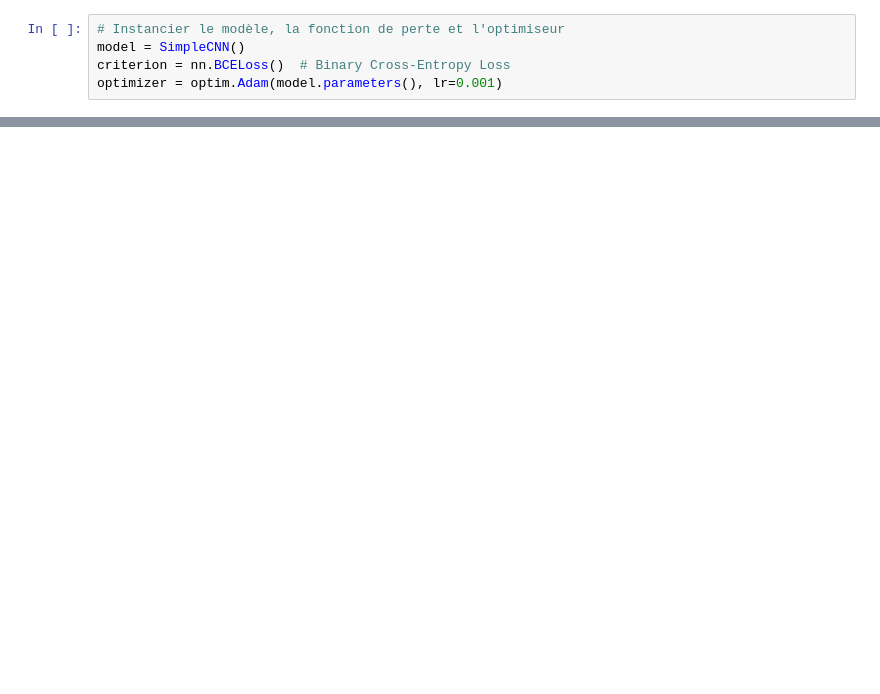
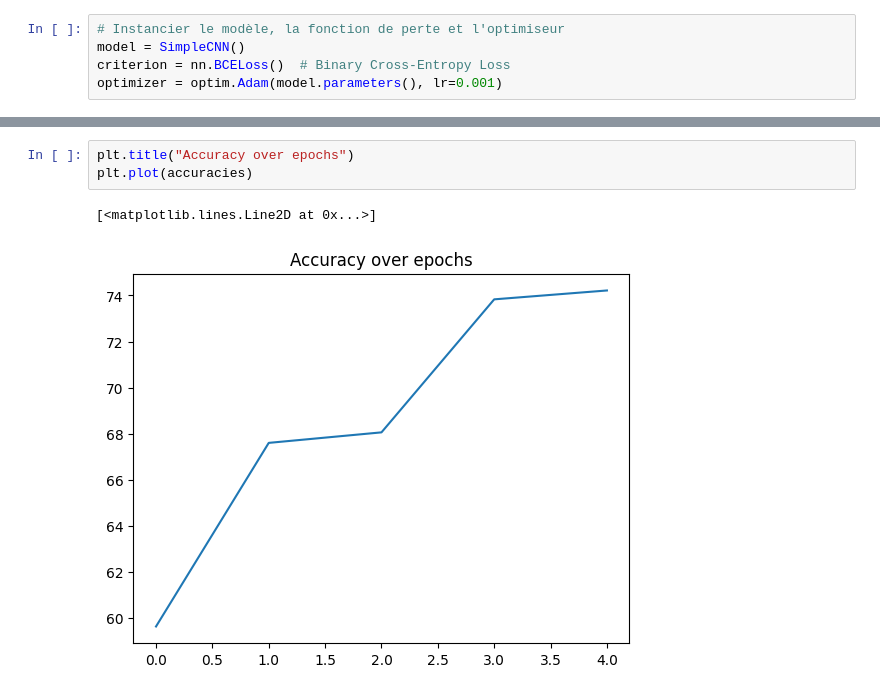
Before and after one commit to bparent11/Cat-DogClassifier, a Jupyter notebook: work.ipynb, the cells around one changed output, grey strips where cells are left out. Saved outputs shown, nothing was run; the diff lists cells and outputs as text; blank space fills up the shorter version.

```diff
--- a/work.ipynb
+++ b/work.ipynb
@@ -313,0 +325,6 @@ plt.show()
+# %%
+plt.title("Accuracy over epochs")
+plt.plot(accuracies)
+# %% [output]
+[<matplotlib.lines.Line2D at 0x...>]
+[figure, added]
```
Also changed, not shown: parts of 16 cells of this notebook.
